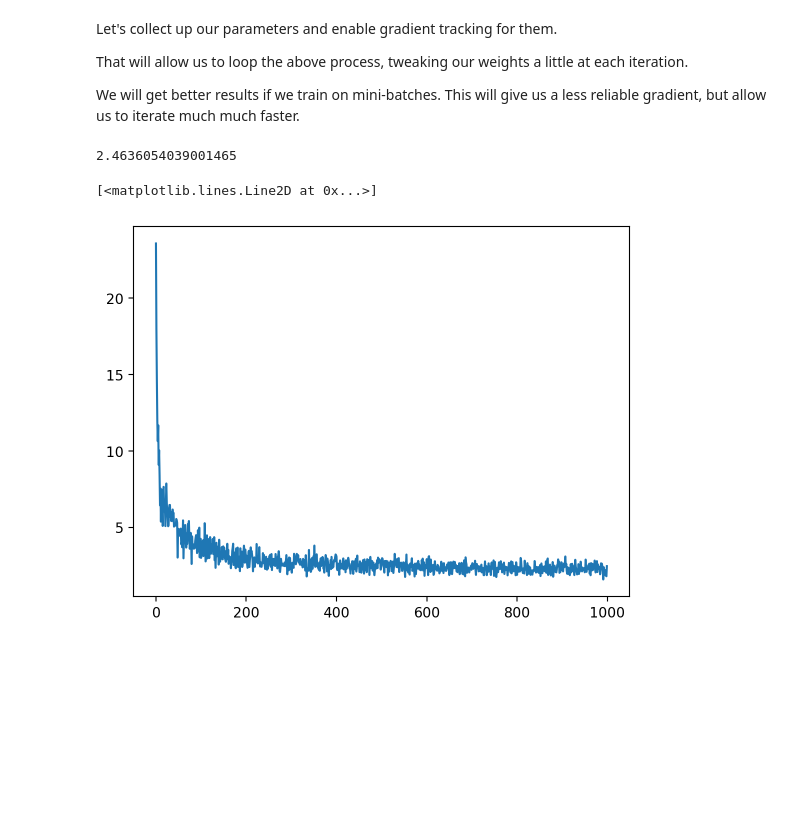
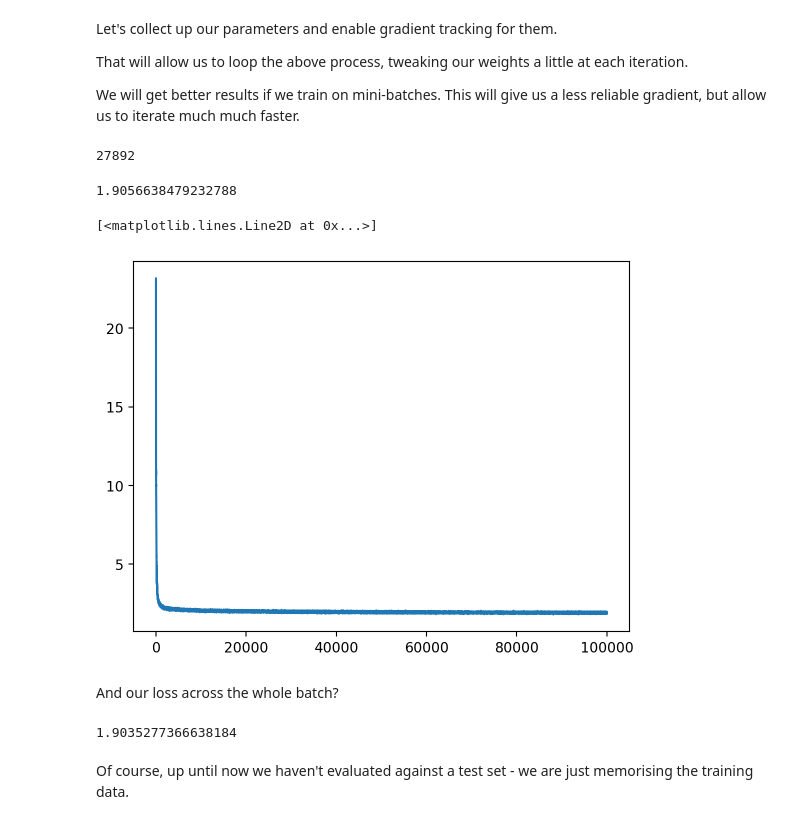
Before and after one commit to Ryan-Palmer/MIDIGen, a Jupyter notebook: src/2 - Batches.ipynb, the cells around one changed output. Cells and saved outputs as stored; diff of their text form; code cells hidden in the pictures; blank space fills up the shorter version.

```diff
--- a/src/2 - Batches.ipynb
+++ b/src/2 - Batches.ipynb
@@ -334,7 +334,6 @@ The process will be
 
 > If we assign labels *before* we concatenate then we avoid having anything follow `<|eos|>` in the training data.
 # %%
-import os
 vg_path = Path('data/midi/vg')
-file_names = [f for f in os.listdir(vg_path) if os.path.isfile(os.path.join(vg_path, f))]
-file_names[0:3]
+vg_file_names = [f for f in os.listdir(vg_path) if os.path.isfile(os.path.join(vg_path, f))]
+vg_file_names[0:3]
@@ -385,0 +386,4 @@ We still want to only move the window forward by one token for each example to g
+# %%
+vg_large_path = Path('data/midi/vg_large')
+vg_large_file_names = [f for f in os.listdir(vg_large_path) if os.path.isfile(os.path.join(vg_large_path, f))]
+vg_large_file_names[0:3]
@@ -511,53 +498,68 @@ Let's collect up our parameters and enable gradient tracking for them.
 That will allow us to loop the above process, tweaking our weights a little at each iteration.
 
 We will get better results if we train on mini-batches. This will give us a less reliable gradient, but allow us to iterate much much faster.
+# %%
+# These were selected partially by copying Karpthy's settings and partially by trial and error. We could do a proper hyperparameter search.
+neurons = 100
+embed_size = 2
+C = torch.randn((vocab_size, embed_size), device=device)
+W1 = torch.randn((embed_size*block_size, neurons), device=device)
+b1 = torch.randn((neurons), device=device)
+W2 = torch.randn((neurons, vocab_size), device=device)
+b2 = torch.randn((vocab_size), device=device)
+parameters = [C, W1, b1, W2, b2]
+
+for p in parameters:
+    p.requires_grad = True
+
+sum(p.numel() for p in parameters)
+# %% [output]
+27892
 # %%
-import matplotlib.pyplot as plt
-
-# These were selected partially by copying Karpthy's settings and partially by trial and error. We could do a proper hyperparameter search.
-neurons = 100
-iterations = 1000
+iterations = 100000
 learning_rate = 0.1
-minibatch_size = 64
-
-W1 = torch.randn((embed_size*block_size, neurons), device=device)
-b1 = torch.randn((neurons), device=device)
-W2 = torch.randn((neurons, vocab_size), device=device)
-b2 = torch.randn((vocab_size), device=device)
-parameters = [C, W1, b1, W2, b2]
-
-for p in parameters:
-    p.requires_grad = True
+minibatch_size = 4096
 
 losses = []
-
 for _ in range(iterations):
 
     # Configure minibatch
     ix = torch.randint(0, X.shape[0], (minibatch_size,)) # randomly pick indices
     labels = Y[ix]
 
     # Forward pass
     emb = C[X[ix]] # (minibatch_size, block_size, embed_size)
     emb_flattened = emb.view(-1, (block_size*embed_size))
     h = torch.tanh(emb_flattened @ W1 + b1)
     logits = h @ W2 + b2
     loss = F.cross_entropy(logits, labels)
 
     # Backward pass
     for p in parameters:
         p.grad = None
     loss.backward()
 
     # Update weights
     for p in parameters:
         p.data -= learning_rate * p.grad
 
     losses.append(loss.item())
 
-print(loss.item())
 plt.plot(losses)
 # %% [output]
-2.4636054039001465
+1.9056638479232788
 [<matplotlib.lines.Line2D at 0x...>]
-[figure, old version]
+[figure, new version]
+# %% [markdown]
+And our loss across the whole batch?
+# %%
+emb = C[X[ix]] # (minibatch_size, block_size, embed_size)
+emb_flattened = emb.view(-1, (block_size*embed_size))
+h = torch.tanh(emb_flattened @ W1 + b1)
+logits = h @ W2 + b2
+loss = F.cross_entropy(logits, labels)
+loss.item()
+# %% [output]
+1.9035277366638184
+# %% [markdown]
+Of course, up until now we haven't evaluated against a test set - we are just memorising the training data.
```
Also changed, not shown: parts of 22 cells of this notebook, 1 other file.
